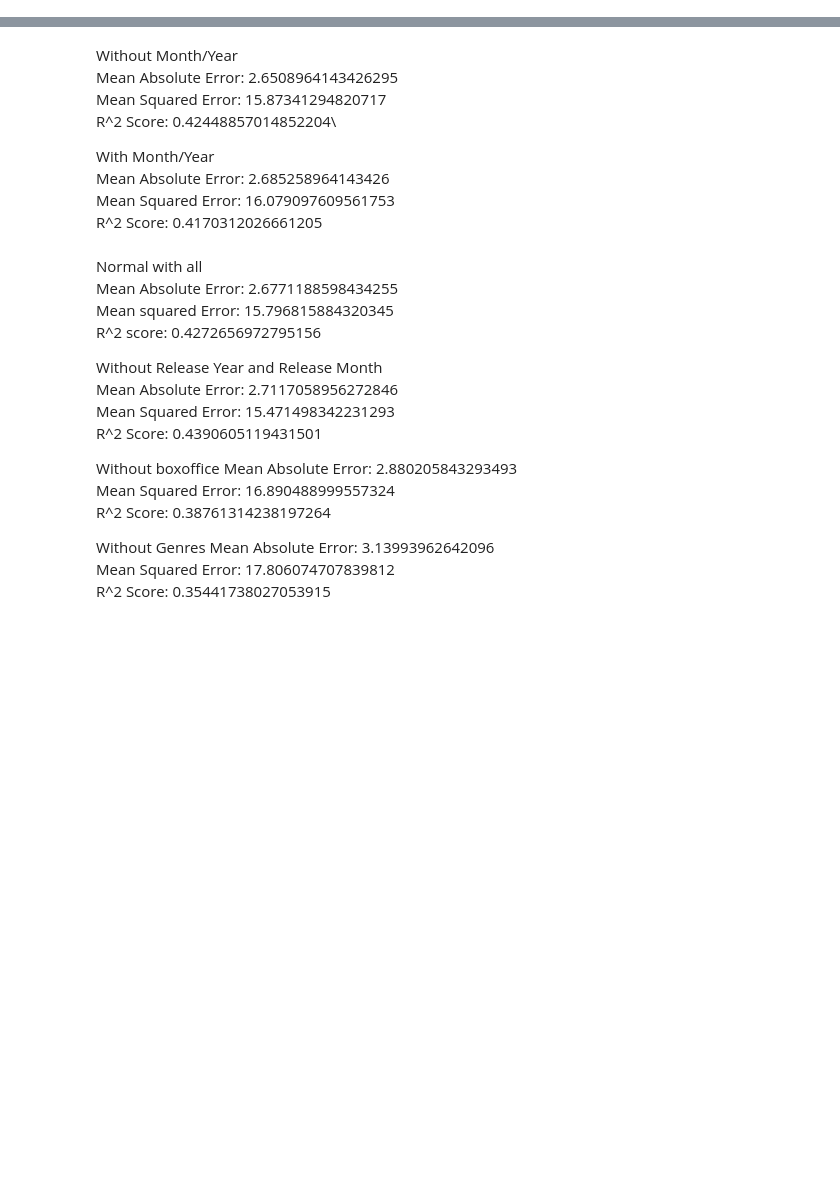
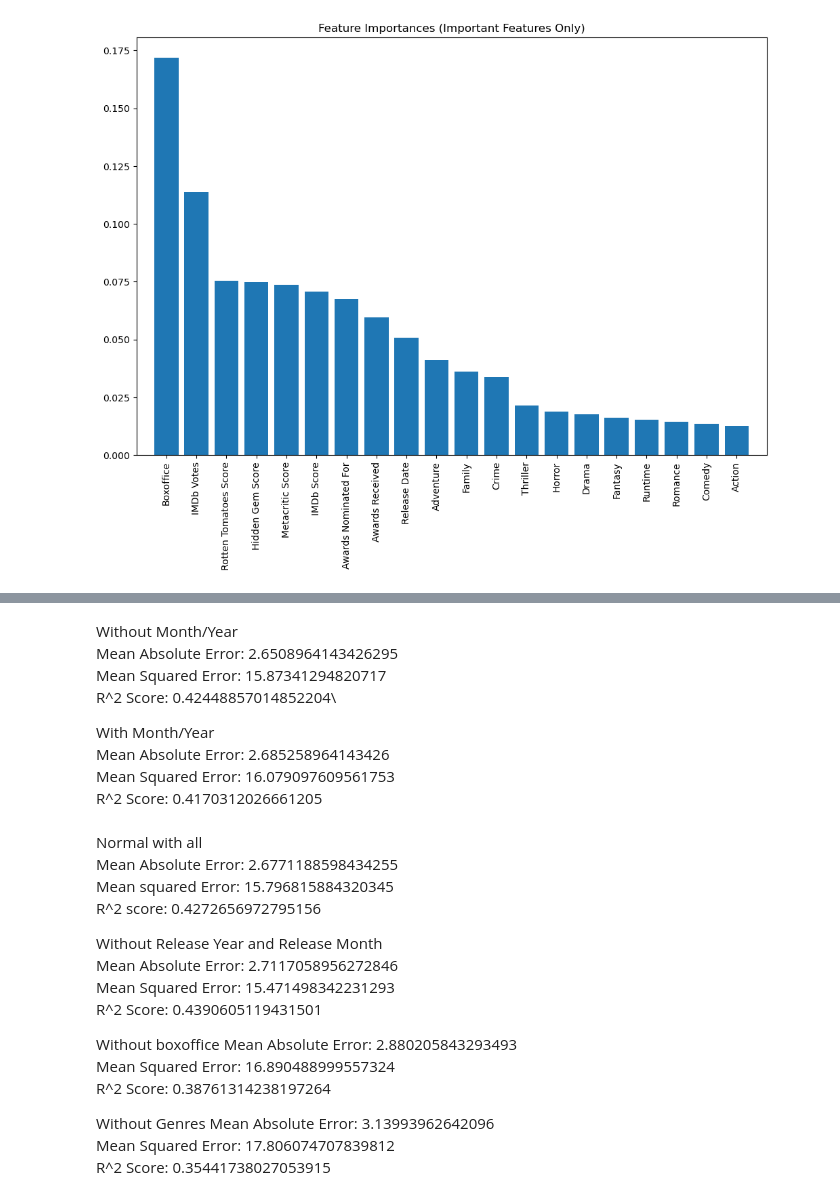
Before and after one commit to Stefan456789/dsai-project, a Jupyter notebook: ML/forest.ipynb, the cells around one changed output, grey strips where cells are left out. Cells and saved outputs as stored; diff of their text form; code cells hidden in the pictures; blank space fills up the shorter version.

```diff
--- a/ML/forest.ipynb
+++ b/ML/forest.ipynb
@@ -57,0 +121,27 @@ plt.show()
+# %%
+from sklearn.model_selection import train_test_split
+from sklearn.ensemble import RandomForestClassifier
+from sklearn.metrics import classification_report, accuracy_score
+import pandas as pd
+import numpy as np
+
+# Identify unimportant features based on a threshold (e.g., importance < 0.01)
+important_features_indices = indices[importances[indices] > 0.01]
+important_features = features.columns[important_features_indices]
+
+# Subset the features DataFrame to include only important features
+X_important = features[important_features]
+
+# Split the data into training and testing sets
+X_train_important, X_test_important, y_train, y_test = train_test_split(X_important, y, test_size=0.2, random_state=42)
+
+# Create and train the Random Forest model with important features
+rf_model_important = RandomForestClassifier(random_state=42)
+rf_model_important.fit(X_train_important, y_train)
+
+# Make predictions
+y_pred_important = rf_model_important.predict(X_test_important)
+
+# Evaluate the model
+print("Accuracy (Important Features Only):", accuracy_score(y_test, y_pred_important))
+print(classification_report(y_test, y_pred_important))
@@ -57,0 +159,17 @@ plt.show()
+# %%
+import numpy as np
+
+import matplotlib.pyplot as plt
+
+importances = rf_model_important.feature_importances_
+indices = np.argsort(importances)[::-1]
+
+# Plot the feature importances
+plt.figure(figsize=(12, 8))
+plt.title("Feature Importances (Important Features Only)")
+plt.bar(range(X_important.shape[1]), importances[indices], align="center")
+plt.xticks(range(X_important.shape[1]), [important_features[i] for i in indices], rotation=90)
+plt.xlim([-1, X_important.shape[1]])
+plt.show()
+# %% [output]
+[figure, added]
```
Also changed, not shown: parts of 20 cells of this notebook, 1 other file.
